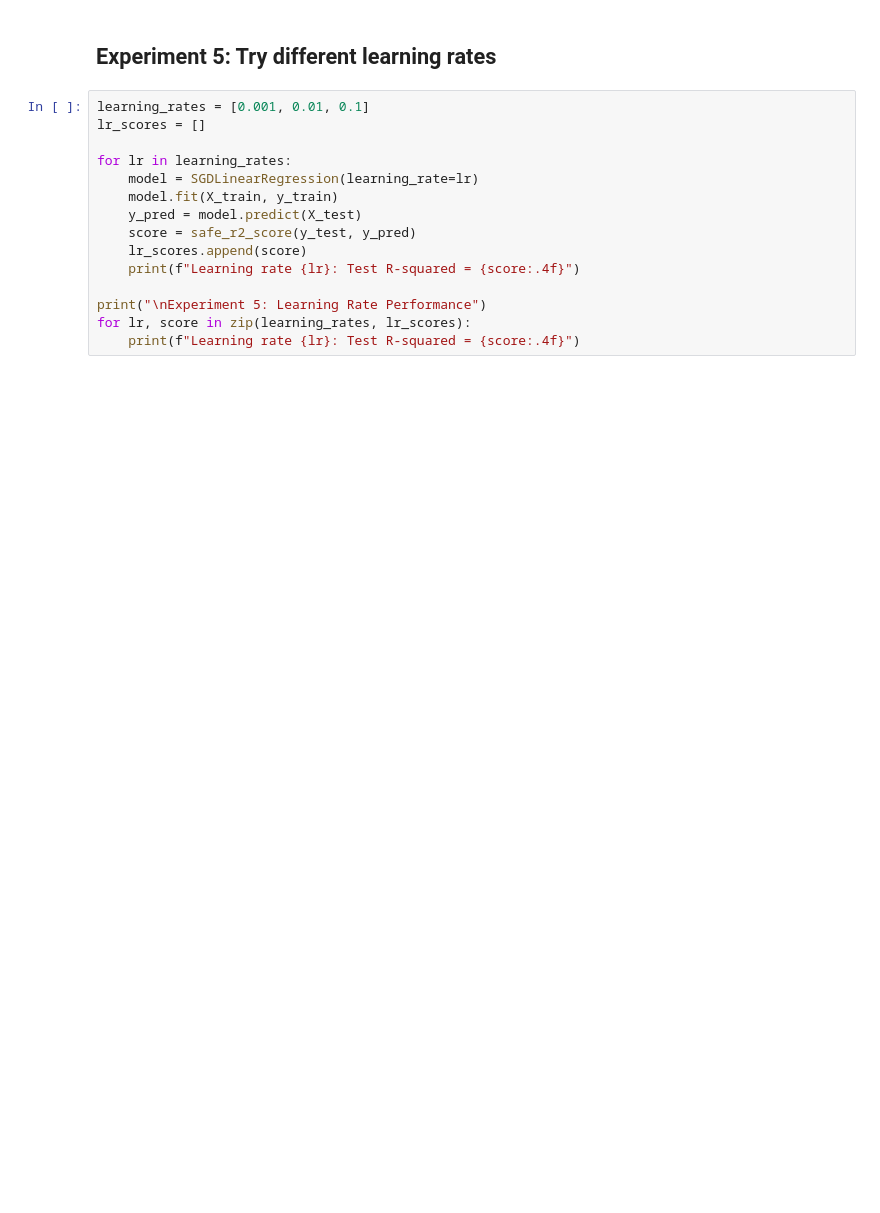
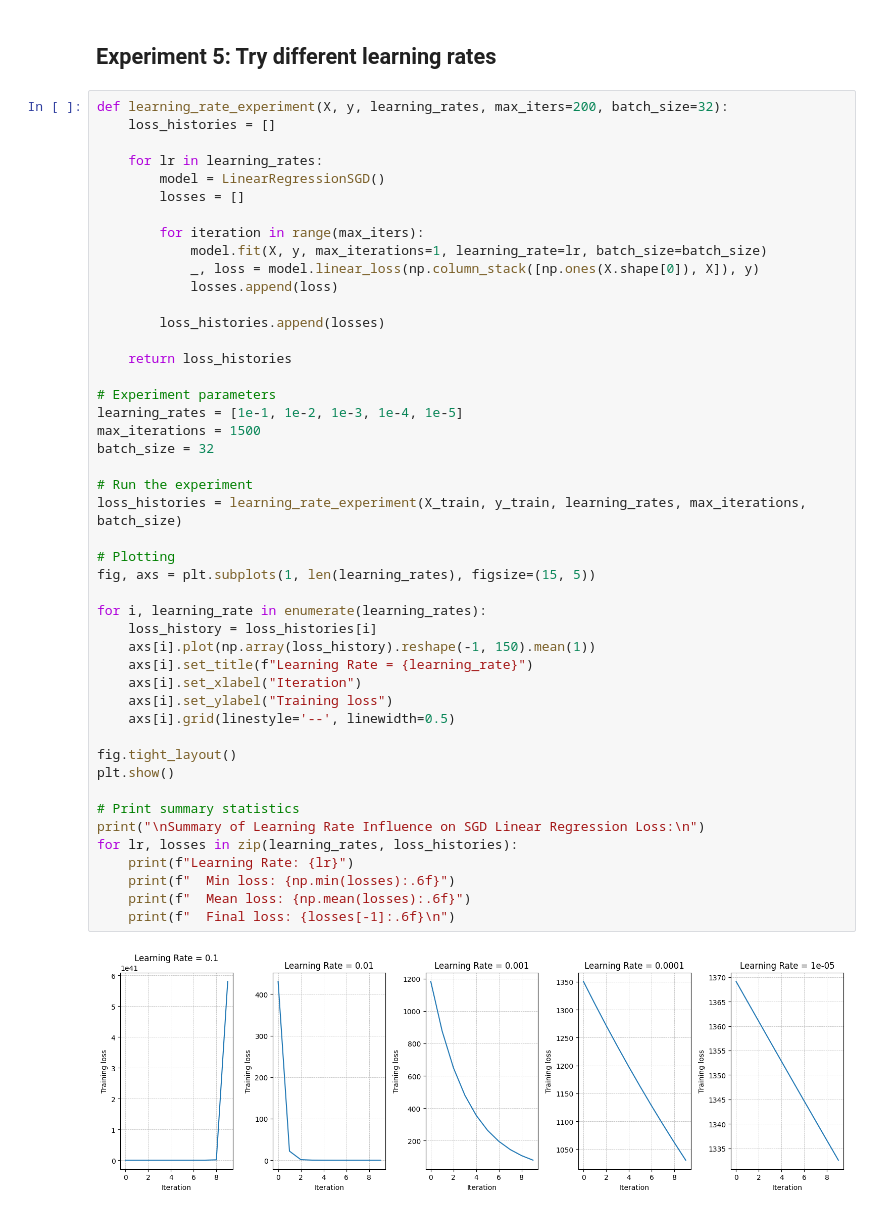
Before and after one commit to HathawayQAQ/COMP551-Machine-Learning, a Jupyter notebook: Assignment1/code.ipynb, the cells around one changed output. Saved outputs shown, nothing was run; the diff lists cells and outputs as text; blank space fills up the shorter version.

```diff
--- a/Assignment1/code.ipynb
+++ b/Assignment1/code.ipynb
@@ -221,17 +411,50 @@ for batch_size, score in zip(batch_sizes, batch_scores):
 # %% [markdown]
 ## Experiment 5: Try different learning rates
-# %%
-learning_rates = [0.001, 0.01, 0.1]
-lr_scores = []
-
-for lr in learning_rates:
-    model = SGDLinearRegression(learning_rate=lr)
-    model.fit(X_train, y_train)
-    y_pred = model.predict(X_test)
-    score = safe_r2_score(y_test, y_pred)
-    lr_scores.append(score)
-    print(f"Learning rate {lr}: Test R-squared = {score:.4f}")
-
-print("\nExperiment 5: Learning Rate Performance")
-for lr, score in zip(learning_rates, lr_scores):
-    print(f"Learning rate {lr}: Test R-squared = {score:.4f}")
+# %%
+def learning_rate_experiment(X, y, learning_rates, max_iters=200, batch_size=32):
+    loss_histories = []
+
+    for lr in learning_rates:
+        model = LinearRegressionSGD()
+        losses = []
+
+        for iteration in range(max_iters):
+            model.fit(X, y, max_iterations=1, learning_rate=lr, batch_size=batch_size)
+            _, loss = model.linear_loss(np.column_stack([np.ones(X.shape[0]), X]), y)
+            losses.append(loss)
+
+        loss_histories.append(losses)
+
+    return loss_histories
+
+# Experiment parameters
+learning_rates = [1e-1, 1e-2, 1e-3, 1e-4, 1e-5]
+max_iterations = 1500
+batch_size = 32
+
+# Run the experiment
+loss_histories = learning_rate_experiment(X_train, y_train, learning_rates, max_iterations, batch_size)
+
+# Plotting
+fig, axs = plt.subplots(1, len(learning_rates), figsize=(15, 5))
+
+for i, learning_rate in enumerate(learning_rates):
+    loss_history = loss_histories[i]
+    axs[i].plot(np.array(loss_history).reshape(-1, 150).mean(1))
+    axs[i].set_title(f"Learning Rate = {learning_rate}")
+    axs[i].set_xlabel("Iteration")
+    axs[i].set_ylabel("Training loss")
+    axs[i].grid(linestyle='--', linewidth=0.5)
+
+fig.tight_layout()
+plt.show()
+
+# Print summary statistics
+print("\nSummary of Learning Rate Influence on SGD Linear Regression Loss:\n")
+for lr, losses in zip(learning_rates, loss_histories):
+    print(f"Learning Rate: {lr}")
+    print(f"  Min loss: {np.min(losses):.6f}")
+    print(f"  Mean loss: {np.mean(losses):.6f}")
+    print(f"  Final loss: {losses[-1]:.6f}\n")
+# %% [output]
+[figure, added]
```
Also changed, not shown: parts of 21 cells of this notebook.
